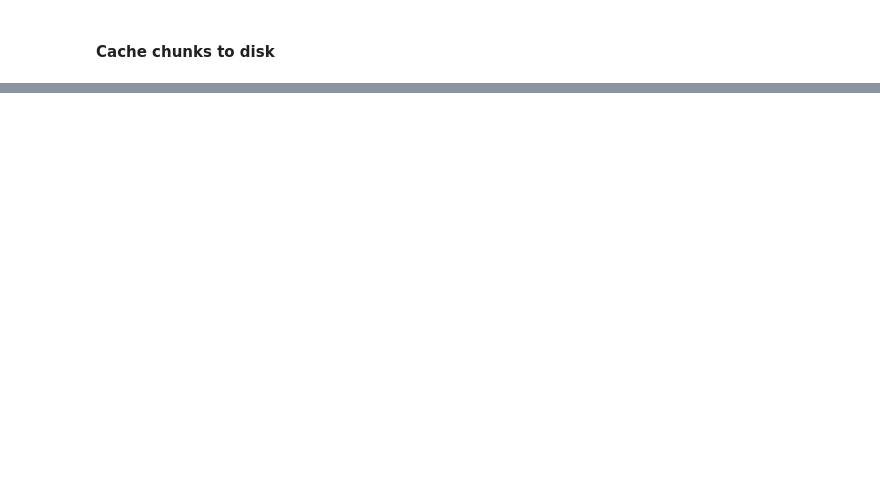
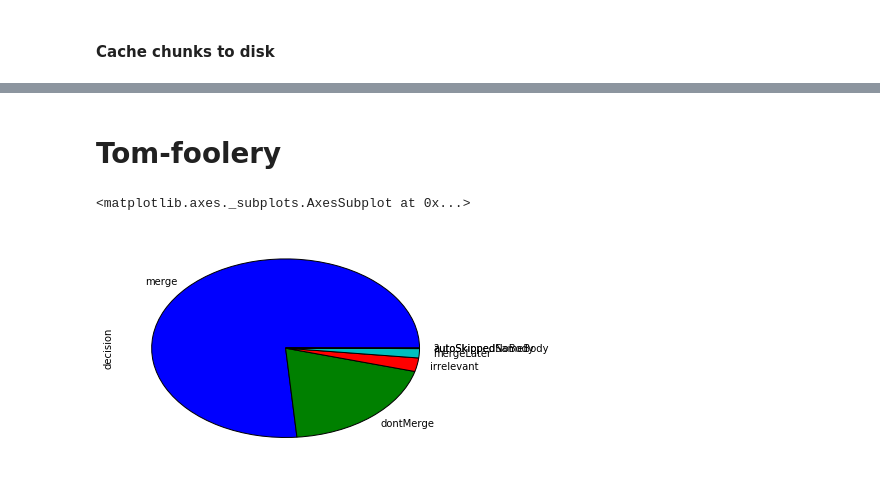
Before and after one commit to stuarteberg/random-hemibrain-notebooks, a Jupyter notebook: spark-focused.ipynb, the cells around one changed output, grey strips where cells are left out. Drawn from its saved outputs; the diff is of its cells as text; code cells hidden in the pictures; blank space fills up the shorter version.

```diff
--- a/spark-focused.ipynb
+++ b/spark-focused.ipynb
@@ -74,7 +65,7 @@ neo4j_reference = DvidInstanceInfo('emdata3:8900', '52f9', 'segmentation')
 analysis_node = DvidInstanceInfo('emdata3:8900', '662e', 'segmentation')
 
 # We won't be using this...
-current_master = DvidInstanceInfo('emdata3:8900', 'f545', 'segmentation')
+current_master = DvidInstanceInfo('emdata3:8900', '7e52', 'segmentation')
 # %% [markdown]
 ### Load neo4j-defined important bodies; append final splits
 # %%
@@ -483,0 +371,31 @@ spec1.iloc[:10]
+# %% [markdown]
+# Tom-foolery
+# %%
+%%time
+instance = (*current_master[:2], 'segmentation_merged')
+keys = fetch_keys(instance)
+
+rows = []
+errors = []
+for key in tqdm(keys):
+    value = None
+    try:
+        value = fetch_key(instance, key, as_json=True)
+        rows.append( (value['supervoxel ID 1'],
+                      value['supervoxel ID 2'],
+                      value['result']) )
+    except Exception:
+        errors.append(value)
+
+df = pd.DataFrame(rows, columns=['sv_a', 'sv_b', 'decision'])
+df['sv_a'] = df['sv_a'].astype(np.uint64)
+df['sv_b'] = df['sv_b'].astype(np.uint64)
+print(f"Encountered {len(errors)} errors out of {len(keys)}")
+# %%
+df['body_a'] = analysis_mapper.apply(df['sv_a'].values, True)
+df['body_b'] = analysis_mapper.apply(df['sv_b'].values, True)
+# %%
+df['decision'].value_counts().plot(kind='pie')
+# %% [output]
+<matplotlib.axes._subplots.AxesSubplot at 0x...>
+[figure, added]
```
Also changed, not shown: parts of 99 cells of this notebook, 1 other file.
